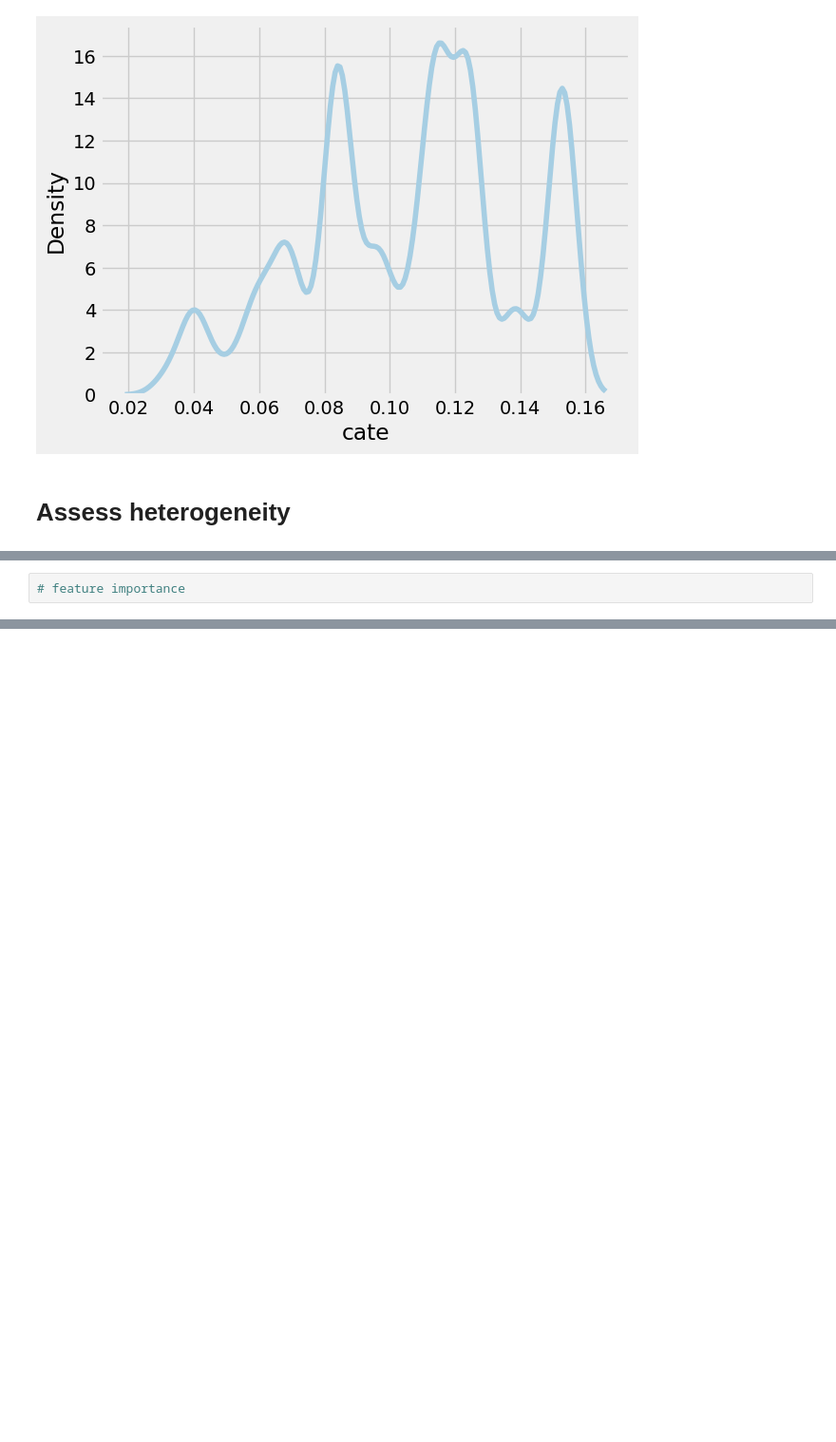
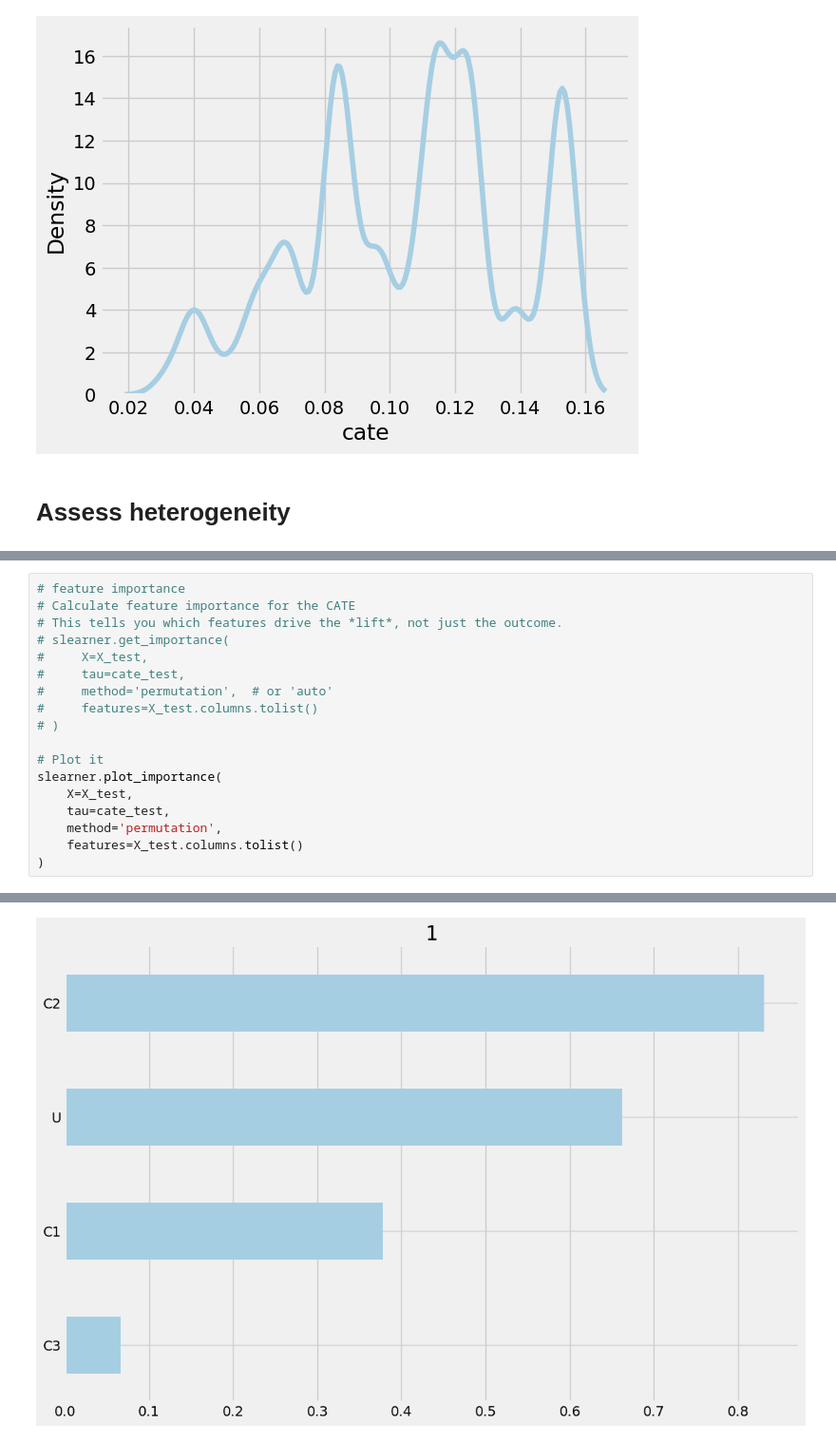
Before and after one commit to pcbrendel/causal, a Jupyter notebook: tutorials/s-learner.ipynb, the cells around one changed output, grey strips where cells are left out. Shown at 95% size. Cells and saved outputs as stored; diff of their text form; blank space fills up the shorter version.

```diff
--- a/tutorials/s-learner.ipynb
+++ b/tutorials/s-learner.ipynb
@@ -71,2 +88,19 @@ sns.kdeplot(data=pd.DataFrame({'cate': cate.reshape(-1)}), x="cate");
 # %%
 # feature importance
+# Calculate feature importance for the CATE
+# This tells you which features drive the *lift*, not just the outcome.
+# slearner.get_importance(
+#     X=X_test,
+#     tau=cate_test,
+#     method='permutation',  # or 'auto'
+#     features=X_test.columns.tolist()
+# )
+
+# Plot it
+slearner.plot_importance(
+    X=X_test,
+    tau=cate_test,
+    method='permutation',
+    features=X_test.columns.tolist()
+)
+# %% [output]
@@ -72,0 +124 @@ sns.kdeplot(data=pd.DataFrame({'cate': cate.reshape(-1)}), x="cate");
+[figure, added]
```
Also changed, not shown: parts of 6 cells of this notebook, 1 other file.
